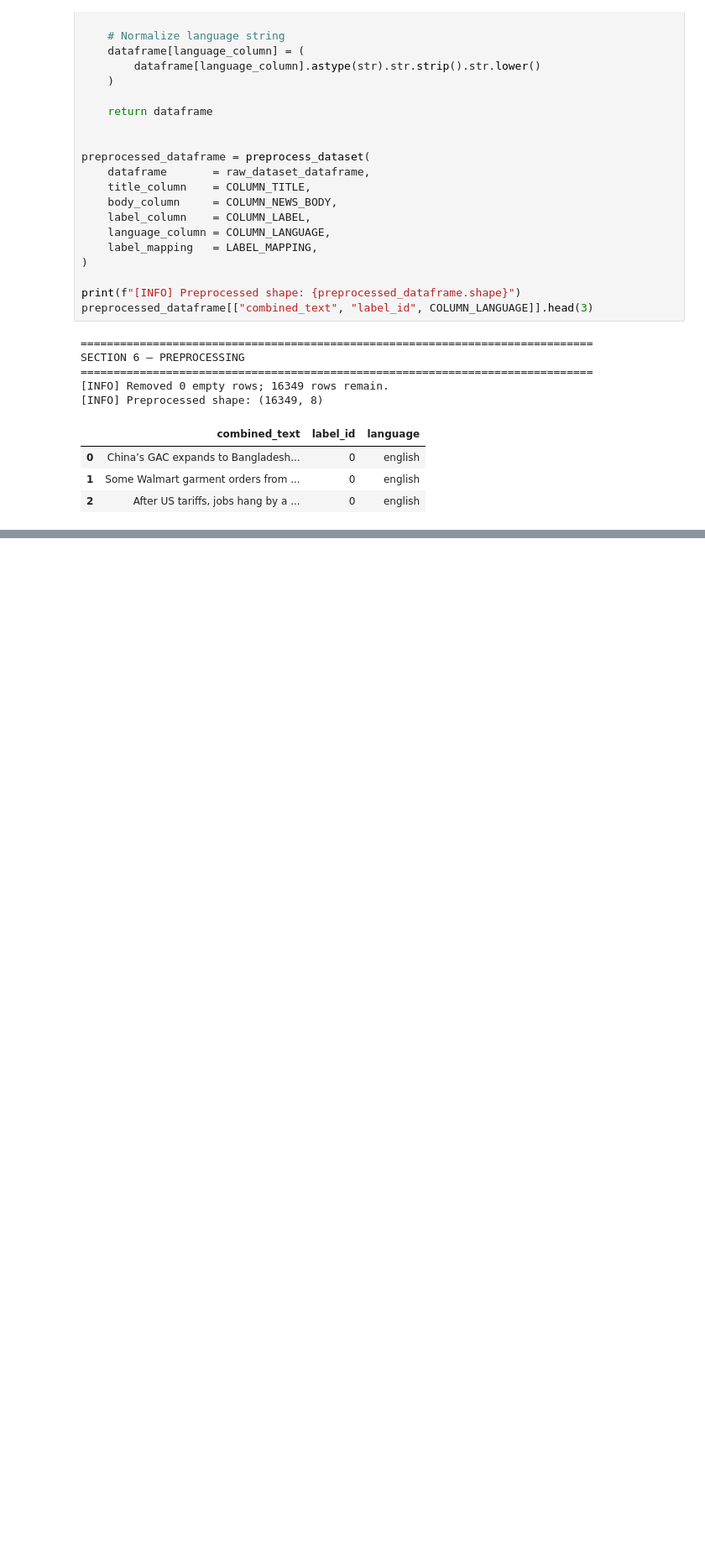
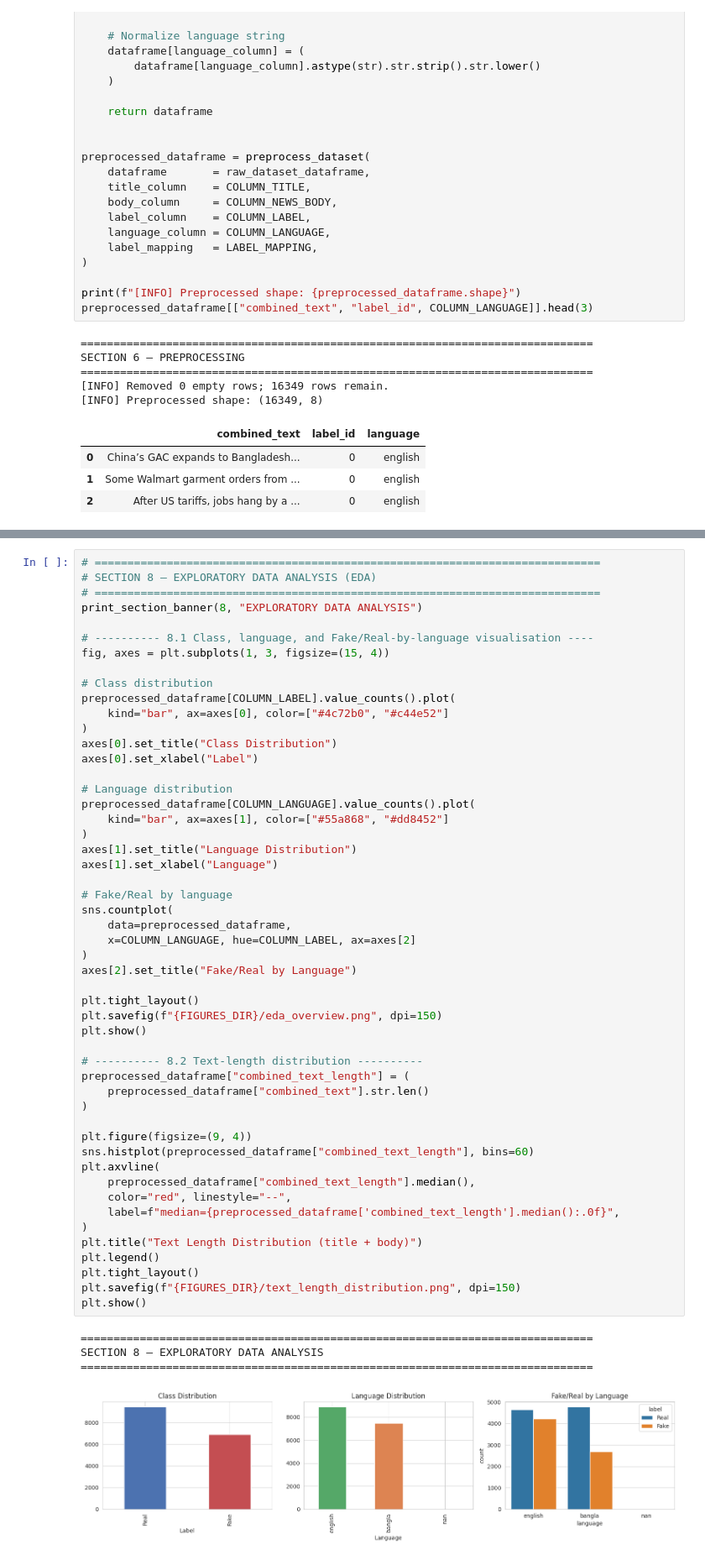
Before and after one commit to Kazi-Sadman/Drug-solubility-prediction, a Jupyter notebook: Thesis_new_work.ipynb, the cells around one changed output, grey strips where cells are left out. Shown at 84% size. Cells and saved outputs as stored; diff of their text form; blank space fills up the shorter version.

```diff
--- a/Thesis_new_work.ipynb
+++ b/Thesis_new_work.ipynb
@@ -577,0 +681,56 @@ SECTION 6 — PREPROCESSING
+# %%
+# =============================================================================
+# SECTION 8 — EXPLORATORY DATA ANALYSIS (EDA)
+# =============================================================================
+print_section_banner(8, "EXPLORATORY DATA ANALYSIS")
+
+# ---------- 8.1 Class, language, and Fake/Real-by-language visualisation ----
+fig, axes = plt.subplots(1, 3, figsize=(15, 4))
+
+# Class distribution
+preprocessed_dataframe[COLUMN_LABEL].value_counts().plot(
+    kind="bar", ax=axes[0], color=["#4c72b0", "#c44e52"]
+)
+axes[0].set_title("Class Distribution")
+axes[0].set_xlabel("Label")
+
+# Language distribution
+preprocessed_dataframe[COLUMN_LANGUAGE].value_counts().plot(
+    kind="bar", ax=axes[1], color=["#55a868", "#dd8452"]
+)
+axes[1].set_title("Language Distribution")
+axes[1].set_xlabel("Language")
+
+# Fake/Real by language
+sns.countplot(
+    data=preprocessed_dataframe,
+    x=COLUMN_LANGUAGE, hue=COLUMN_LABEL, ax=axes[2]
+)
+axes[2].set_title("Fake/Real by Language")
+
+plt.tight_layout()
+plt.savefig(f"{FIGURES_DIR}/eda_overview.png", dpi=150)
+plt.show()
+
+# ---------- 8.2 Text-length distribution ----------
+preprocessed_dataframe["combined_text_length"] = (
+    preprocessed_dataframe["combined_text"].str.len()
+)
+
+plt.figure(figsize=(9, 4))
+sns.histplot(preprocessed_dataframe["combined_text_length"], bins=60)
+plt.axvline(
+    preprocessed_dataframe["combined_text_length"].median(),
+    color="red", linestyle="--",
+    label=f"median={preprocessed_dataframe['combined_text_length'].median():.0f}",
+)
+plt.title("Text Length Distribution (title + body)")
+plt.legend()
+plt.tight_layout()
+plt.savefig(f"{FIGURES_DIR}/text_length_distribution.png", dpi=150)
+plt.show()
+# %% [output]
+==============================================================================
+SECTION 8 — EXPLORATORY DATA ANALYSIS
+==============================================================================
+[figure, added]
```
Also changed, not shown: parts of 15 cells of this notebook.
